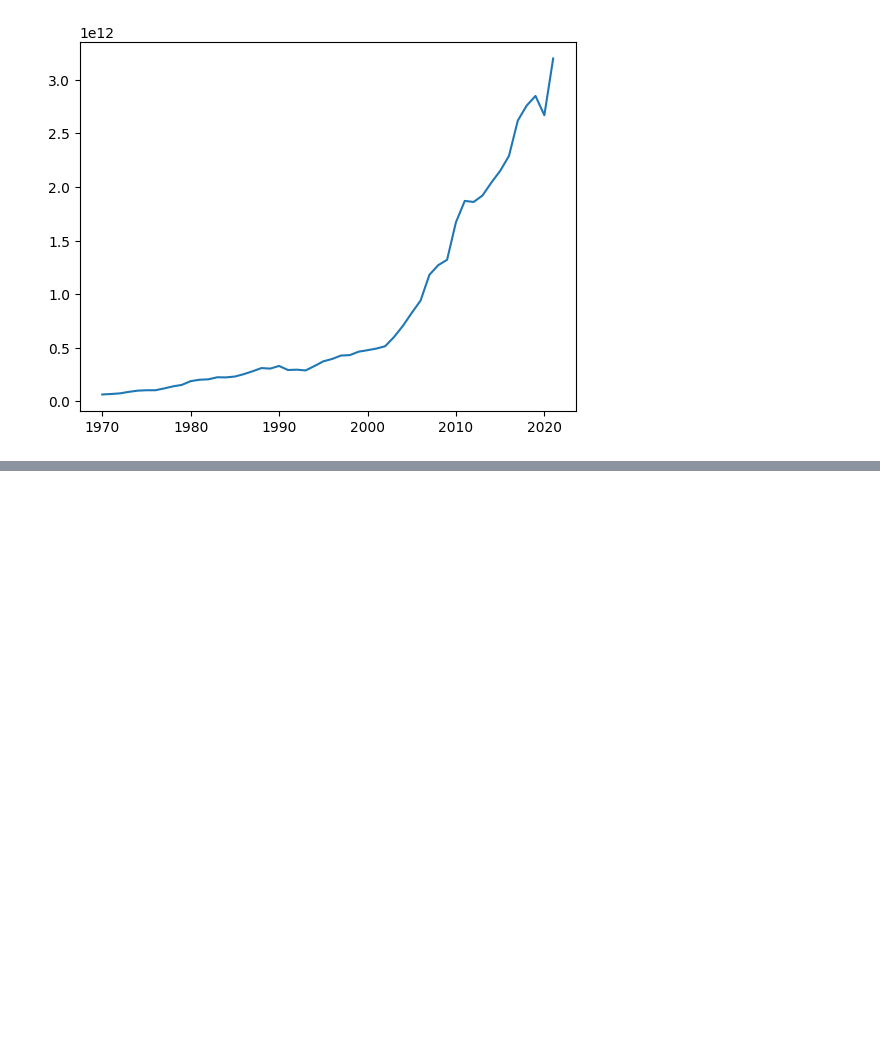
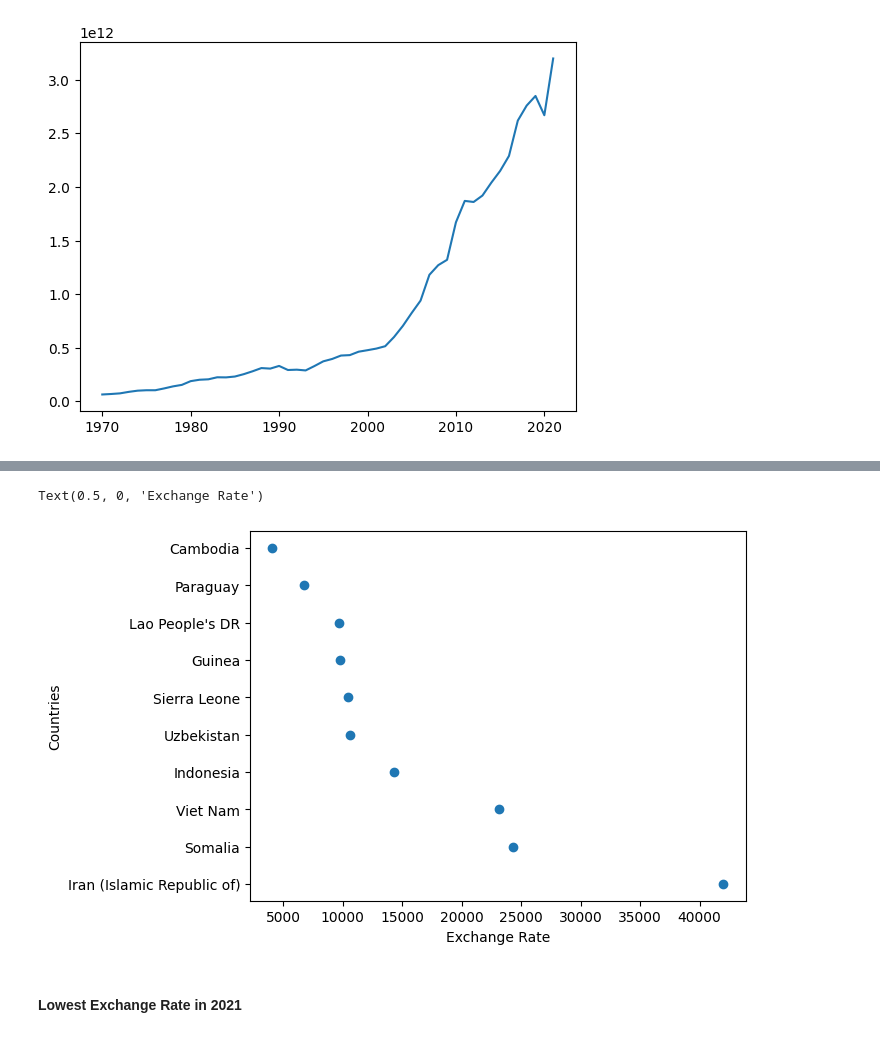
Before and after one commit to sumeetsachdev/data-analysis-project, a Jupyter notebook: notebooks/EDA.ipynb, the cells around one changed output, grey strips where cells are left out. Drawn from its saved outputs; the diff is of its cells as text; code cells hidden in the pictures; blank space fills up the shorter version.

```diff
--- a/notebooks/EDA.ipynb
+++ b/notebooks/EDA.ipynb
@@ -276,0 +279,4 @@ plt.plot(temp['year'], temp['gross_domestic_product'])
+# %%
+temp = df[df.year == 2021]
+temp = temp.sort_values(by='imf_based_exchange_rate', ascending=False).head(10)
+temp
@@ -276,0 +296,9 @@ plt.plot(temp['year'], temp['gross_domestic_product'])
+# %%
+plt.scatter(temp.imf_based_exchange_rate, temp.country)
+plt.ylabel('Countries')
+plt.xlabel('Exchange Rate')
+# %% [output]
+Text(0.5, 0, 'Exchange Rate')
+[figure, added]
+# %% [markdown]
+#### Lowest Exchange Rate in 2021
```
Also changed, not shown: parts of 31 cells of this notebook, 1 other file.
